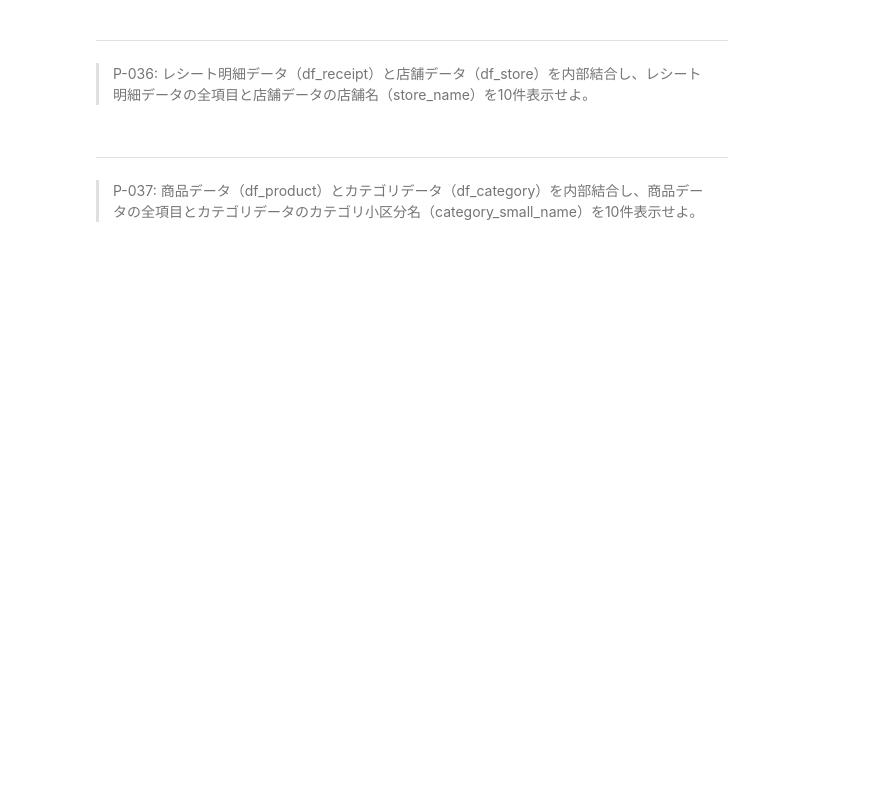
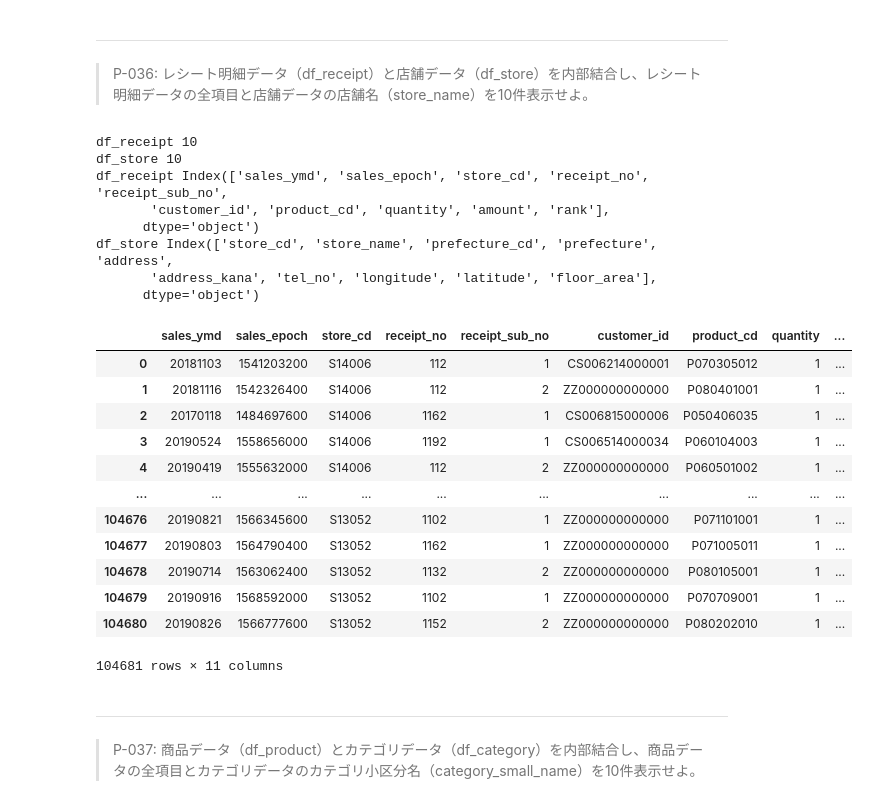
Before and after one commit to palakpaneerer/100knocks-preprocess, a Jupyter notebook: docker/work/preprocess_knock_Python.ipynb, the cells around one changed output. Drawn from its saved outputs; the diff is of its cells as text; code cells hidden in the pictures; blank space fills up the shorter version.

```diff
--- a/docker/work/preprocess_knock_Python.ipynb
+++ b/docker/work/preprocess_knock_Python.ipynb
@@ -489,6 +684,34 @@ numpy.std(a, axis=None, dtype=None, out=None, ddof=0, keepdims=)
 # %% [markdown]
 ---
 > P-036: レシート明細データ（df_receipt）と店舗データ（df_store）を内部結合し、レシート明細データの全項目と店舗データの店舗名（store_name）を10件表示せよ。
+# %%
+print("df_receipt", len(df_receipt.columns))
+print("df_store", len(df_store.columns))
+print("df_receipt", df_receipt.columns)
+print("df_store", df_store.columns)
+pd.merge(df_receipt, df_store[["store_name", "store_cd"]], on="store_cd", how="inner")
+# %% [output]
+df_receipt 10
+df_store 10
+df_receipt Index(['sales_ymd', 'sales_epoch', 'store_cd', 'receipt_no', 'receipt_sub_no',
+       'customer_id', 'product_cd', 'quantity', 'amount', 'rank'],
+      dtype='object')
+df_store Index(['store_cd', 'store_name', 'prefecture_cd', 'prefecture', 'address',
+       'address_kana', 'tel_no', 'longitude', 'latitude', 'floor_area'],
+      dtype='object')
+|  | sales_ymd | sales_epoch | store_cd | receipt_no | receipt_sub_no | customer_id | product_cd | quantity | ... |
+| 0 | 20181103 | 1541203200 | S14006 | 112 | 1 | CS006214000001 | P070305012 | 1 | ... |
+| 1 | 20181116 | 1542326400 | S14006 | 112 | 2 | ZZ000000000000 | P080401001 | 1 | ... |
+| 2 | 20170118 | 1484697600 | S14006 | 1162 | 1 | CS006815000006 | P050406035 | 1 | ... |
+| 3 | 20190524 | 1558656000 | S14006 | 1192 | 1 | CS006514000034 | P060104003 | 1 | ... |
+| 4 | 20190419 | 1555632000 | S14006 | 112 | 2 | ZZ000000000000 | P060501002 | 1 | ... |
+| ... | ... | ... | ... | ... | ... | ... | ... | ... | ... |
+| 104676 | 20190821 | 1566345600 | S13052 | 1102 | 1 | ZZ000000000000 | P071101001 | 1 | ... |
+| 104677 | 20190803 | 1564790400 | S13052 | 1162 | 1 | ZZ000000000000 | P071005011 | 1 | ... |
+| 104678 | 20190714 | 1563062400 | S13052 | 1132 | 2 | ZZ000000000000 | P080105001 | 1 | ... |
+| 104679 | 20190916 | 1568592000 | S13052 | 1102 | 1 | ZZ000000000000 | P070709001 | 1 | ... |
+| 104680 | 20190826 | 1566777600 | S13052 | 1152 | 2 | ZZ000000000000 | P080202010 | 1 | ... |
+104681 rows × 11 columns
 # %% [markdown]
 ---
 > P-037: 商品データ（df_product）とカテゴリデータ（df_category）を内部結合し、商品データの全項目とカテゴリデータのカテゴリ小区分名（category_small_name）を10件表示せよ。
```
Also changed, not shown: parts of 19 cells of this notebook.
